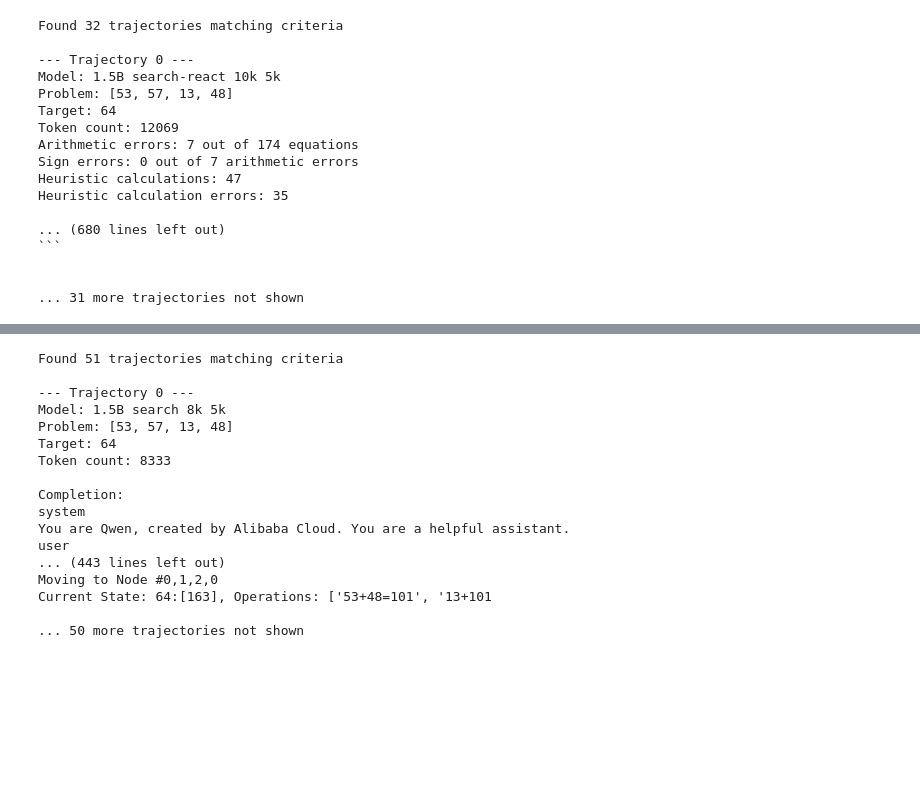
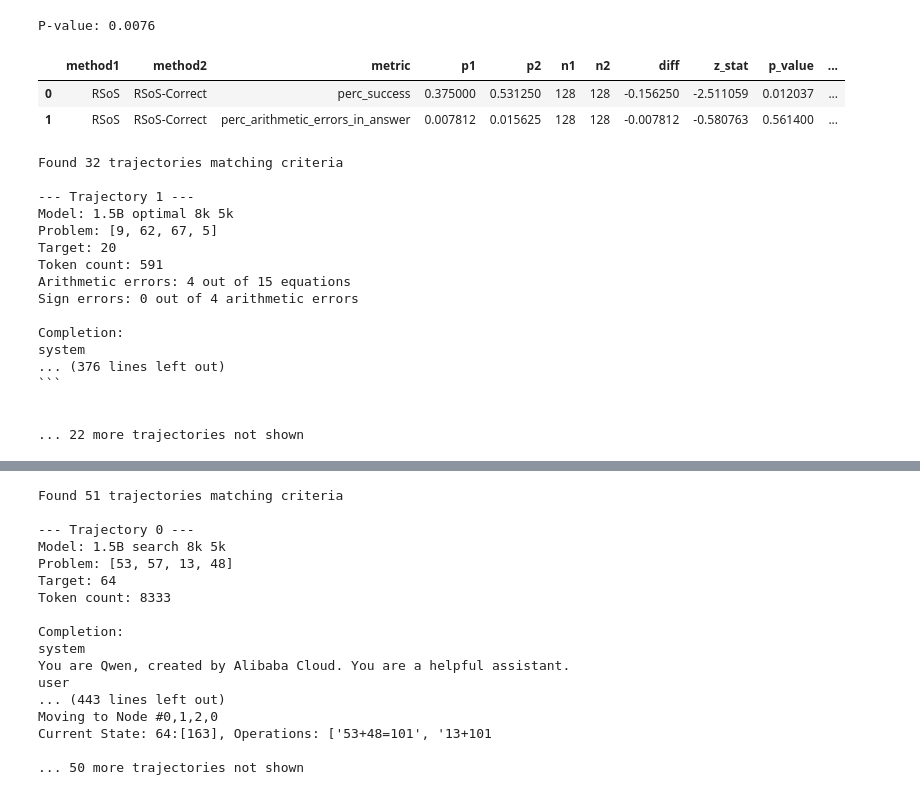
Before and after one commit to chloeli-15/stream-of-search, a Jupyter notebook: trajectory_analysis.ipynb, the cells around one changed output, grey strips where cells are left out. Drawn from its saved outputs; the diff is of its cells as text; code cells hidden in the pictures; blank space fills up the shorter version.

````diff
--- a/trajectory_analysis.ipynb
+++ b/trajectory_analysis.ipynb
@@ -767,9 +701,0 @@ fig.show()
-# %%
-# Comparing multiple dataset sizes for 4k context length
-fig = visualize_metrics(
-    stats_df,
-    dataset_types=['optimal', 'search-react', 'search'],
-    dataset_sizes=['1k','5k'],
-    context_lengths=['4k']
-)
-fig.show()
@@ -786,0 +702,23 @@ Failure metrics to plot:
+# %%
+# Modify methods dict to use regex patterns instead of exact strings
+methods = {
+    "Baseline": r"qwen-2\.5-[01]\.5B-instruct-baseline",
+    "OP": r"qwen-2\.5-[01]\.5B-instruct-sft-lora-countdown-optimal-seq8k-5k",
+    "SoS": r"qwen-2\.5-[01]\.5B-instruct-sft-lora-countdown-search-seq8k-5k",
+    "RSoS": r"qwen-2\.5-[01]\.5B-instruct-sft-lora-countdown-search-react-seq8k-5k",
+    "RSoS-Correct": r"qwen-2\.5-[01]\.5B-instruct-sft-lora-countdown-search-react-correct-seq10k-5k",
+    "Distill": r"qwen-2\.5-[01]\.5B-instruct-sft-lora-countdown-deepseek-seq8k-5k"
+}
+
+# Create a new column 'method' in stats_df
+def get_method(folder):
+    for method_name, pattern in methods.items():
+        if re.match(pattern, folder):
+            return method_name
+    return "Unknown"  # For folders that don't match any pattern
+
+# Add the method column
+stats_df['method'] = stats_df['folder'].apply(get_method)
+
+# Filter to show only rows that match our patterns
+filtered_df = stats_df[stats_df['method'] != "Unknown"]
@@ -786,0 +1005,15 @@ Failure metrics to plot:
+# %%
+# Compare two specific methods on success rate
+result = compare_methods(filtered_df, 'SoS', 'Baseline', 'perc_success')
+print(f"P-value: {result['p_value']:.4f}")
+
+# Compare all methods on multiple metrics
+metrics_to_compare = ['perc_success', 'perc_arithmetic_errors_in_answer']
+methods_to_compare = ['RSoS','RSoS-Correct']
+comparison_table = compare_all_methods(filtered_df, methods_to_compare, metrics_to_compare)
+comparison_table
+# %% [output]
+P-value: 0.0076
+|  | method1 | method2 | metric | p1 | p2 | n1 | n2 | diff | z_stat | p_value | ... |
+| 0 | RSoS | RSoS-Correct | perc_success | 0.375000 | 0.531250 | 128 | 128 | -0.156250 | -2.511059 | 0.012037 | ... |
+| 1 | RSoS | RSoS-Correct | perc_arithmetic_errors_in_answer | 0.007812 | 0.015625 | 128 | 128 | -0.007812 | -0.580763 | 0.561400 | ... |
@@ -867,22 +1233,22 @@ def print_trajectories_by_failure_type_from_df(trajectories_df, file_path=None,
 # trajectory_df, stats_df = process_json_files("path/to/experiments")
 # print_trajectories_by_failure_type_from_df(trajectory_df, failure_type="arithmetic_error", model_size="0.5B")
 # %%
-print_trajectories_by_failure_type_from_df(trajectory_df, failure_type="arithmetic_error", model_size="1.5B", dataset_type="search-react", dataset_size="5k", limit=1)
+print_trajectories_by_failure_type_from_df(trajectory_df, failure_type="arithmetic_error", model_size="1.5B", dataset_type="optimal", dataset_size="5k", limit=10)
 # %% [output]
 Found 32 trajectories matching criteria
 
---- Trajectory 0 ---
-Model: 1.5B search-react 10k 5k
-Problem: [53, 57, 13, 48]
-Target: 64
-Token count: 12069
-Arithmetic errors: 7 out of 174 equations
-Sign errors: 0 out of 7 arithmetic errors
-Heuristic calculations: 47
-Heuristic calculation errors: 35
+--- Trajectory 1 ---
+Model: 1.5B optimal 8k 5k
+Problem: [9, 62, 67, 5]
+Target: 20
+Token count: 591
+Arithmetic errors: 4 out of 15 equations
+Sign errors: 0 out of 4 arithmetic errors
 
-... (680 lines left out)
+Completion:
+system
+... (376 lines left out)
 ```
 
 
-... 31 more trajectories not shown
+... 22 more trajectories not shown
````
Also changed, not shown: parts of 16 cells of this notebook.
